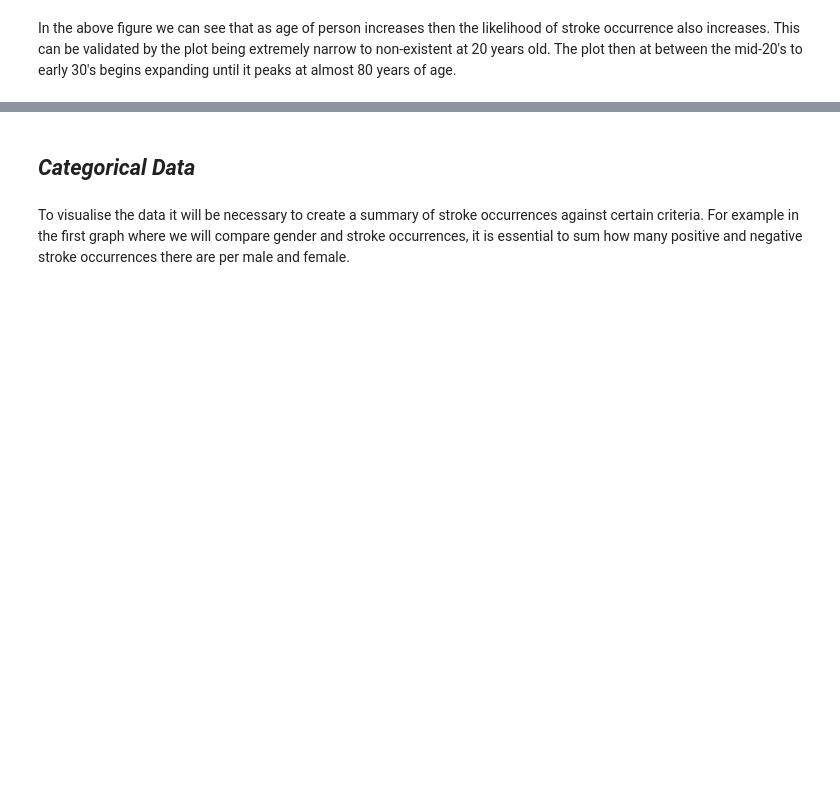
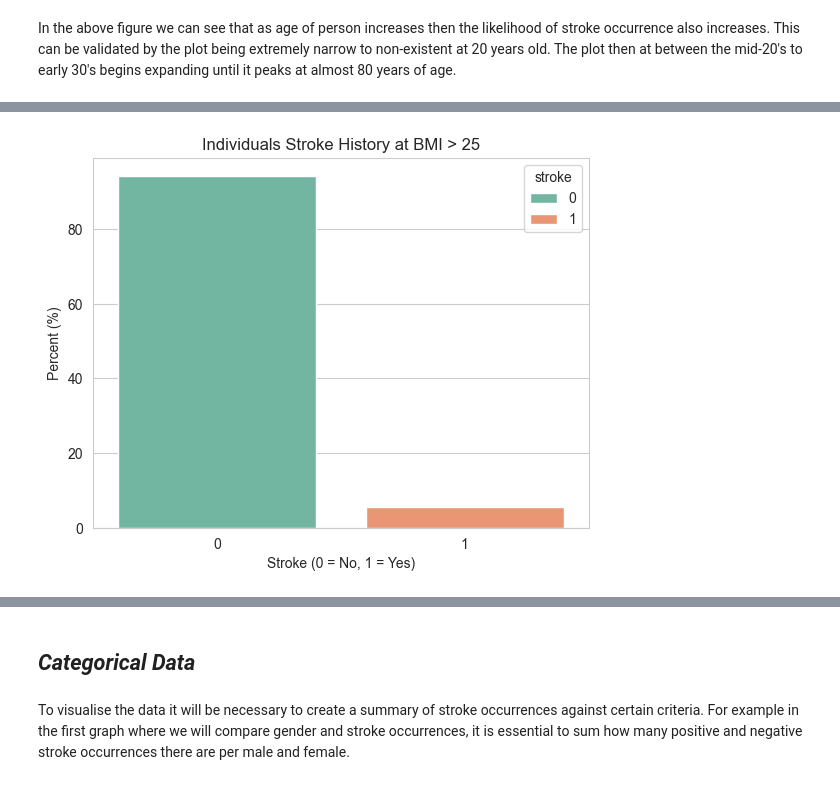
Before and after one commit to naqashb7/stroke_prediction_app, a Jupyter notebook: jupyter_notebooks/EDA.ipynb, the cells around one changed output, grey strips where cells are left out. Drawn from its saved outputs; the diff is of its cells as text; code cells hidden in the pictures; blank space fills up the shorter version.

```diff
--- a/jupyter_notebooks/EDA.ipynb
+++ b/jupyter_notebooks/EDA.ipynb
@@ -279,9 +324,11 @@ plt.show()
 # %%
 df_filtered = clean_stroke_data_df[clean_stroke_data_df["bmi"] > 25]
 
-sns.countplot(data=df_filtered, x="stroke", hue="stroke", palette="Set2")
+sns.countplot(data=df_filtered, x="stroke", hue="stroke", palette="Set2", stat= "percent")
 
-plt.title("Stroke Occurrences (BMI > 30)")
+plt.title("Individuals Stroke History at BMI > 25")
 plt.xlabel("Stroke (0 = No, 1 = Yes)")
-plt.ylabel("Count")
+plt.ylabel("Percent (%)")
 plt.show()
+# %% [output]
+[figure, added]
```
Also changed, not shown: parts of 33 cells of this notebook.
